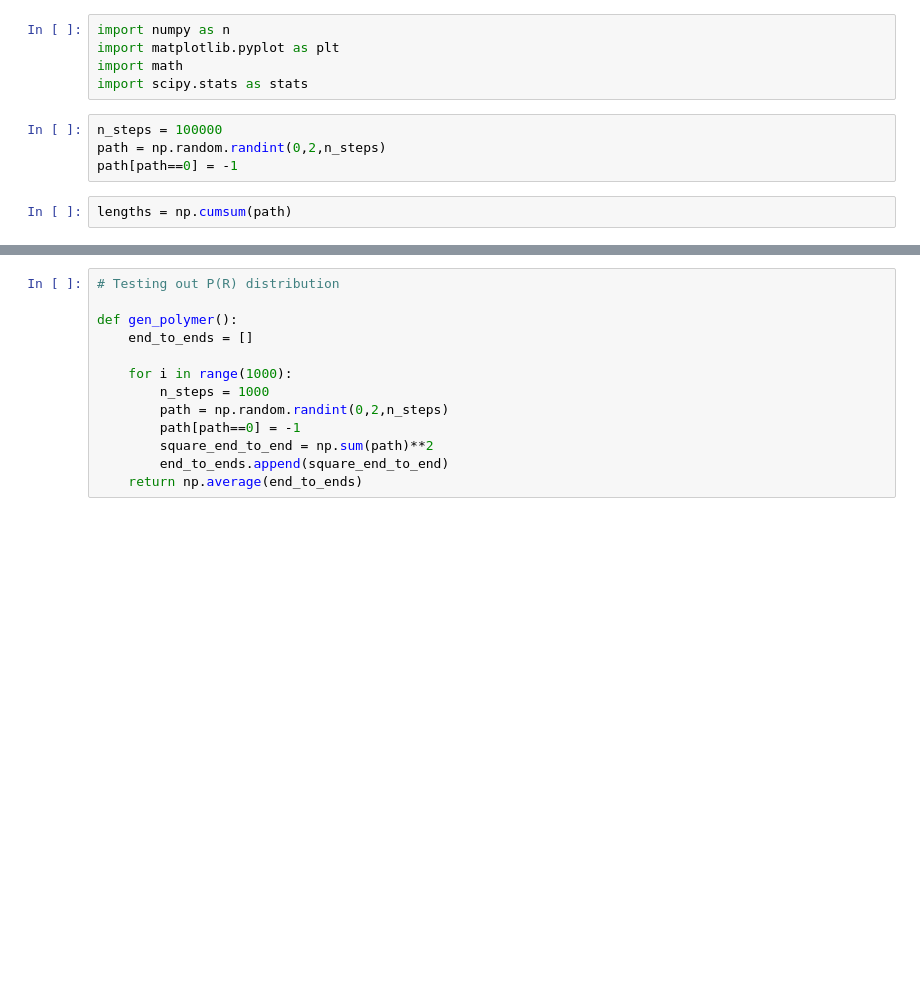
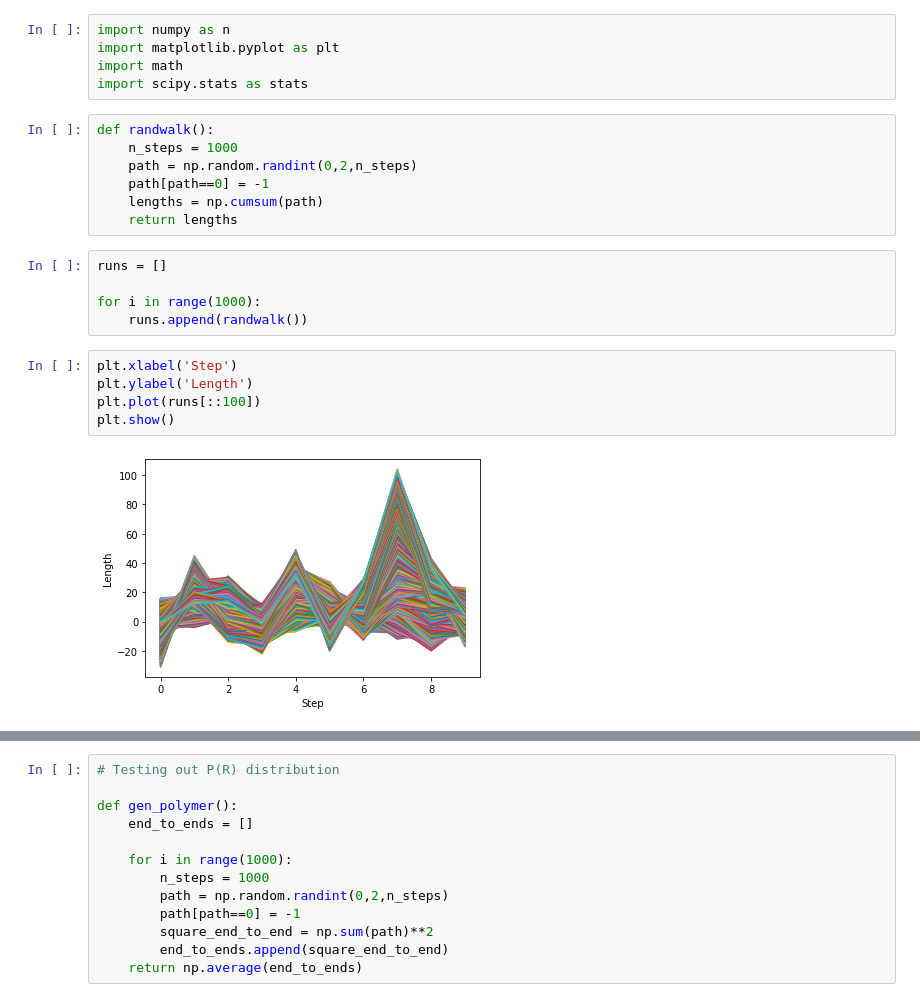
Before and after one commit to etweisberg/monte-carlo, a Jupyter notebook: ethan/elastomer.ipynb, the cells around one changed output, grey strips where cells are left out. Drawn from its saved outputs; the diff is of its cells as text; blank space fills up the shorter version.

```diff
--- a/ethan/elastomer.ipynb
+++ b/ethan/elastomer.ipynb
@@ -4,8 +4,21 @@ import matplotlib.pyplot as plt
 import math
 import scipy.stats as stats
 # %%
-n_steps = 100000
-path = np.random.randint(0,2,n_steps)
-path[path==0] = -1
+def randwalk():
+    n_steps = 1000
+    path = np.random.randint(0,2,n_steps)
+    path[path==0] = -1
+    lengths = np.cumsum(path)
+    return lengths
-# %%
-lengths = np.cumsum(path)
+# %%
+runs = []
+
+for i in range(1000):
+    runs.append(randwalk())
+# %%
+plt.xlabel('Step')
+plt.ylabel('Length')
+plt.plot(runs[::100])
+plt.show()
+# %% [output]
+[figure, added]
```
Also changed, not shown: parts of 3 cells of this notebook.
